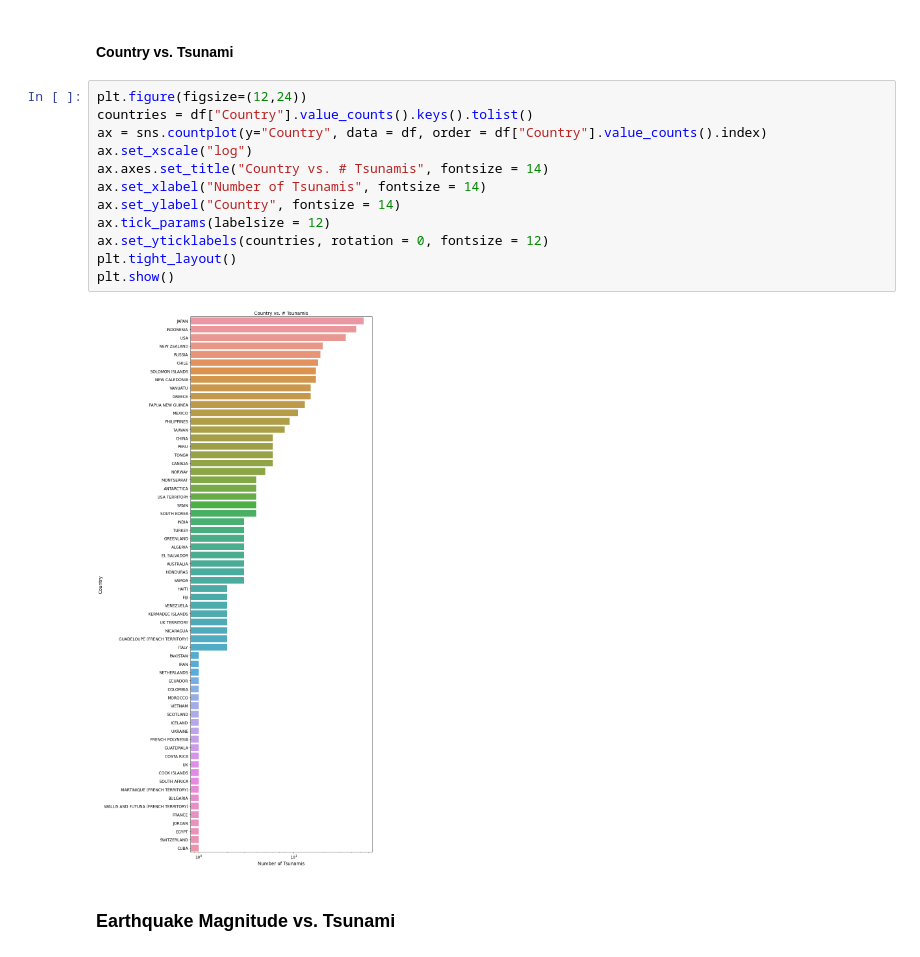
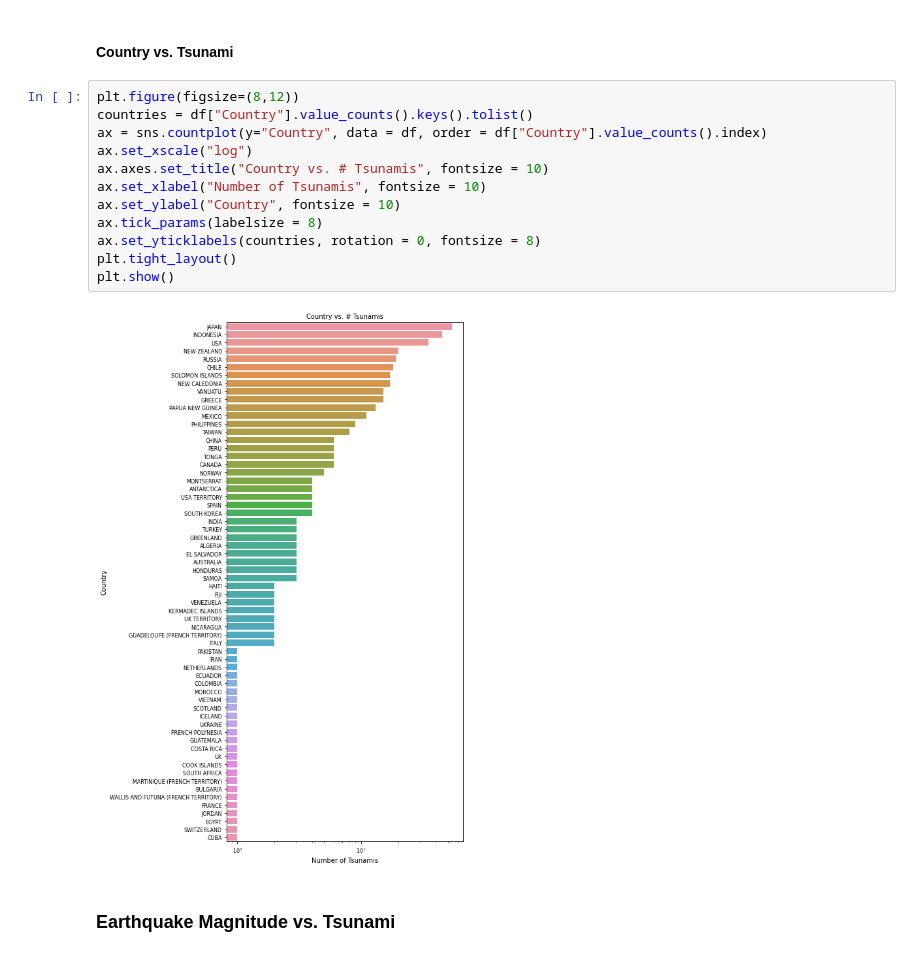
Before and after one commit to orrgorenn/data_science_project, a Jupyter notebook: intro.ipynb, the cells around one changed output. Cells and saved outputs as stored; diff of their text form.

```diff
--- a/intro.ipynb
+++ b/intro.ipynb
@@ -179,19 +181,19 @@ The first chart is showing us the number of tsunami's divided by the countries.
 # %% [markdown]
 #### Country vs. Tsunami
 # %%
-plt.figure(figsize=(12,24))
+plt.figure(figsize=(8,12))
 countries = df["Country"].value_counts().keys().tolist()
 ax = sns.countplot(y="Country", data = df, order = df["Country"].value_counts().index)
 ax.set_xscale("log")
-ax.axes.set_title("Country vs. # Tsunamis", fontsize = 14)
-ax.set_xlabel("Number of Tsunamis", fontsize = 14)
-ax.set_ylabel("Country", fontsize = 14)
-ax.tick_params(labelsize = 12)
-ax.set_yticklabels(countries, rotation = 0, fontsize = 12)
+ax.axes.set_title("Country vs. # Tsunamis", fontsize = 10)
+ax.set_xlabel("Number of Tsunamis", fontsize = 10)
+ax.set_ylabel("Country", fontsize = 10)
+ax.tick_params(labelsize = 8)
+ax.set_yticklabels(countries, rotation = 0, fontsize = 8)
 plt.tight_layout()
 plt.show()
 # %% [output]
-[figure, old version]
+[figure, new version]
 # %% [markdown]
 ### Earthquake Magnitude vs. Tsunami
 # %% [markdown]
```
Also changed, not shown: parts of 12 cells of this notebook.
